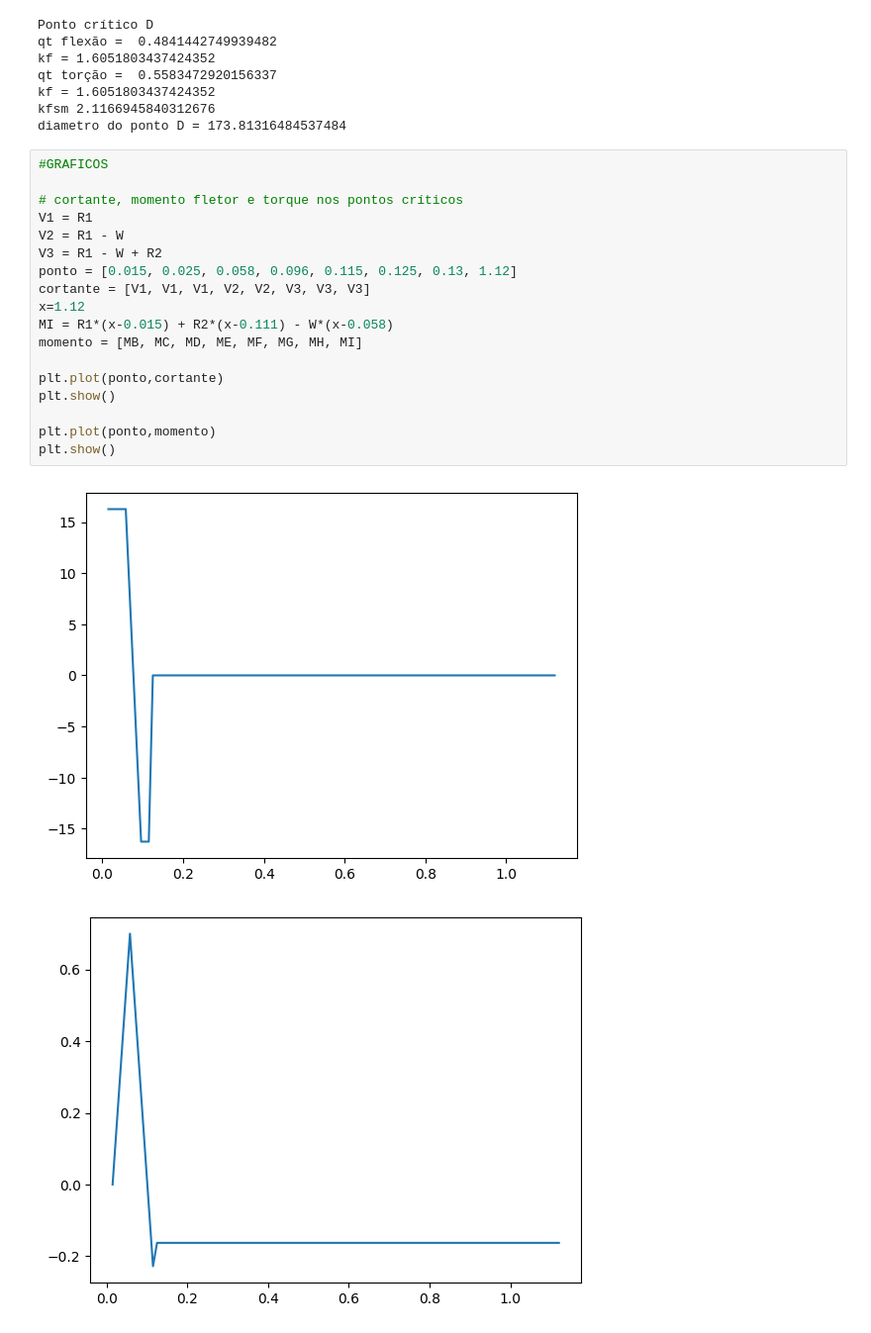
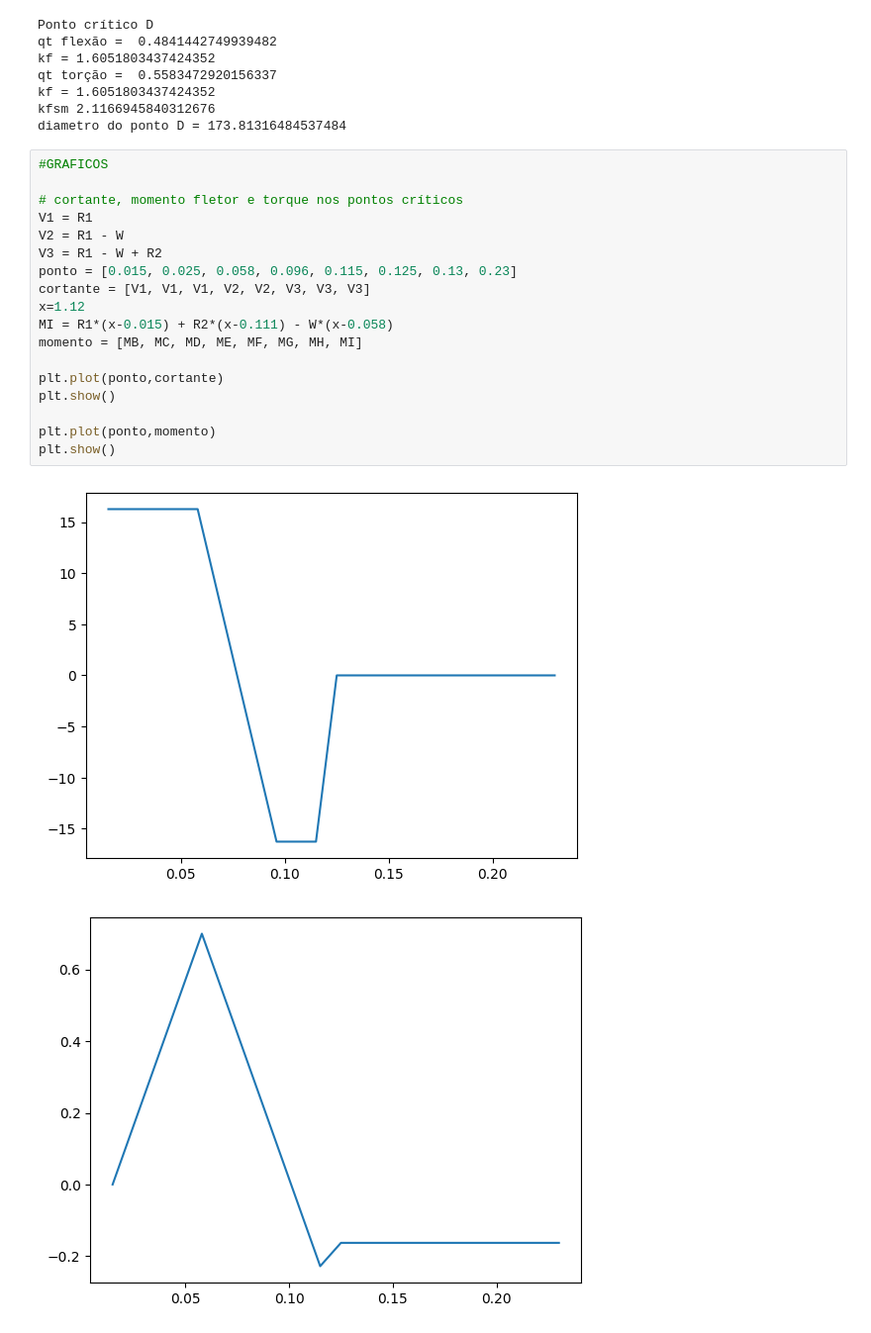
Before and after one commit to thaismilenam/elementos-de-m-quina, a Jupyter notebook: atv-3-eixo.ipynb, the cells around one changed output. Shown at 99% size. Saved outputs shown, nothing was run; the diff lists cells and outputs as text.

Commit message:
organização de imagens

```diff
--- a/atv-3-eixo.ipynb
+++ b/atv-3-eixo.ipynb
@@ -248,21 +248,21 @@ diametro do ponto D = 173.81316484537484
 # %%
 #GRAFICOS
 
 # cortante, momento fletor e torque nos pontos críticos
 V1 = R1
 V2 = R1 - W
 V3 = R1 - W + R2
-ponto = [0.015, 0.025, 0.058, 0.096, 0.115, 0.125, 0.13, 1.12]
+ponto = [0.015, 0.025, 0.058, 0.096, 0.115, 0.125, 0.13, 0.23]
 cortante = [V1, V1, V1, V2, V2, V3, V3, V3]
 x=1.12
 MI = R1*(x-0.015) + R2*(x-0.111) - W*(x-0.058)
 momento = [MB, MC, MD, ME, MF, MG, MH, MI]
 
 plt.plot(ponto,cortante)
 plt.show()
 
 plt.plot(ponto,momento)
 plt.show()
 # %% [output]
-[figure, old version]
+[figure, new version]
-[figure, old version]
+[figure, new version]
```
Also changed, not shown: 9 other files.
